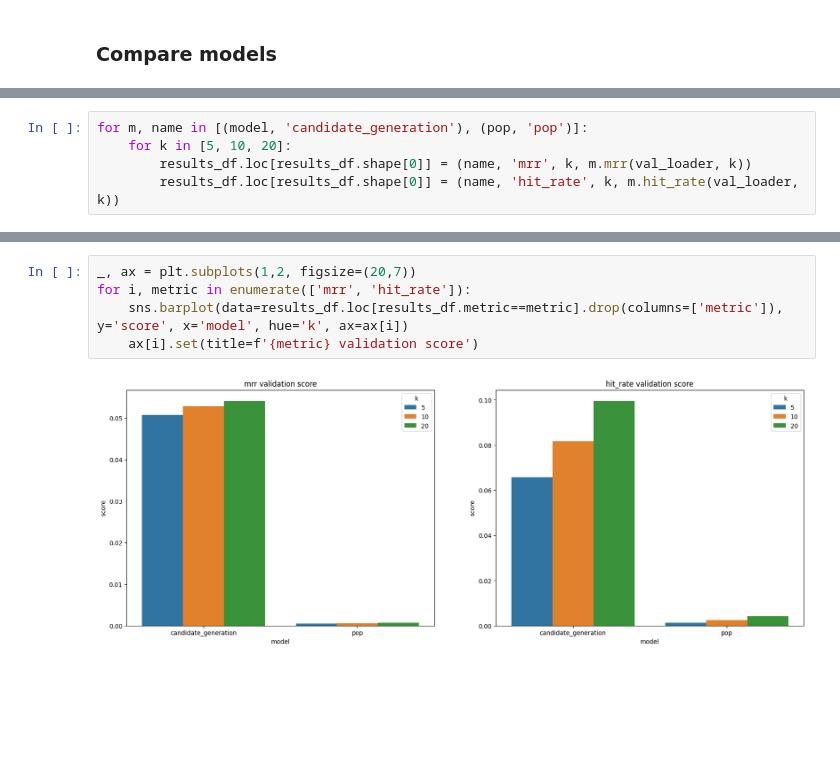
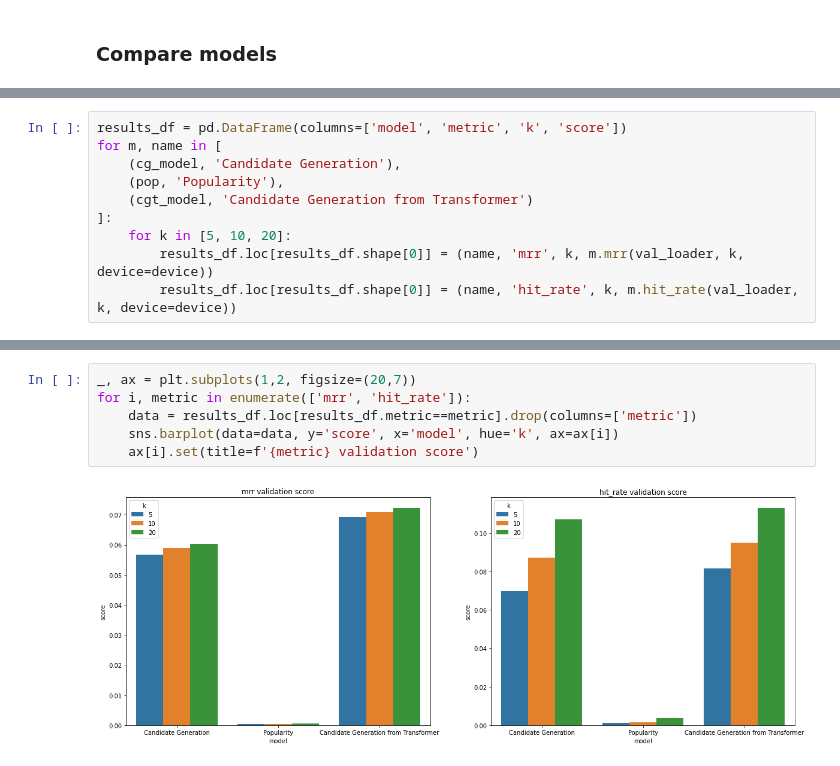
Before and after one commit to lotenn/recsys-3639-final-project, a Jupyter notebook: runner.ipynb, the cells around one changed output, grey strips where cells are left out. Saved outputs shown, nothing was run; the diff lists cells and outputs as text; blank space fills up the shorter version.

Commit message:
candidate generation from transformer

```diff
--- a/runner.ipynb
+++ b/runner.ipynb
@@ -126,5 +161,10 @@ results_df = pd.DataFrame(columns=['model', 'metric', 'k', 'score'])
 # %%
-for m, name in [(model, 'candidate_generation'), (pop, 'pop')]:
+results_df = pd.DataFrame(columns=['model', 'metric', 'k', 'score'])
+for m, name in [
+    (cg_model, 'Candidate Generation'),
+    (pop, 'Popularity'),
+    (cgt_model, 'Candidate Generation from Transformer')
+]:
     for k in [5, 10, 20]:
-        results_df.loc[results_df.shape[0]] = (name, 'mrr', k, m.mrr(val_loader, k))
-        results_df.loc[results_df.shape[0]] = (name, 'hit_rate', k, m.hit_rate(val_loader, k))
+        results_df.loc[results_df.shape[0]] = (name, 'mrr', k, m.mrr(val_loader, k, device=device))
+        results_df.loc[results_df.shape[0]] = (name, 'hit_rate', k, m.hit_rate(val_loader, k, device=device))
@@ -145,7 +171,8 @@ for m, name in [(model, 'candidate_generation'), (pop, 'pop')]:
 # %%
 _, ax = plt.subplots(1,2, figsize=(20,7))
 for i, metric in enumerate(['mrr', 'hit_rate']):
-    sns.barplot(data=results_df.loc[results_df.metric==metric].drop(columns=['metric']), y='score', x='model', hue='k', ax=ax[i])
+    data = results_df.loc[results_df.metric==metric].drop(columns=['metric'])
+    sns.barplot(data=data, y='score', x='model', hue='k', ax=ax[i])
     ax[i].set(title=f'{metric} validation score')
 # %% [output]
-[figure, old version]
+[figure, new version]
```
Also changed, not shown: parts of 18 cells of this notebook, 3 other files.
